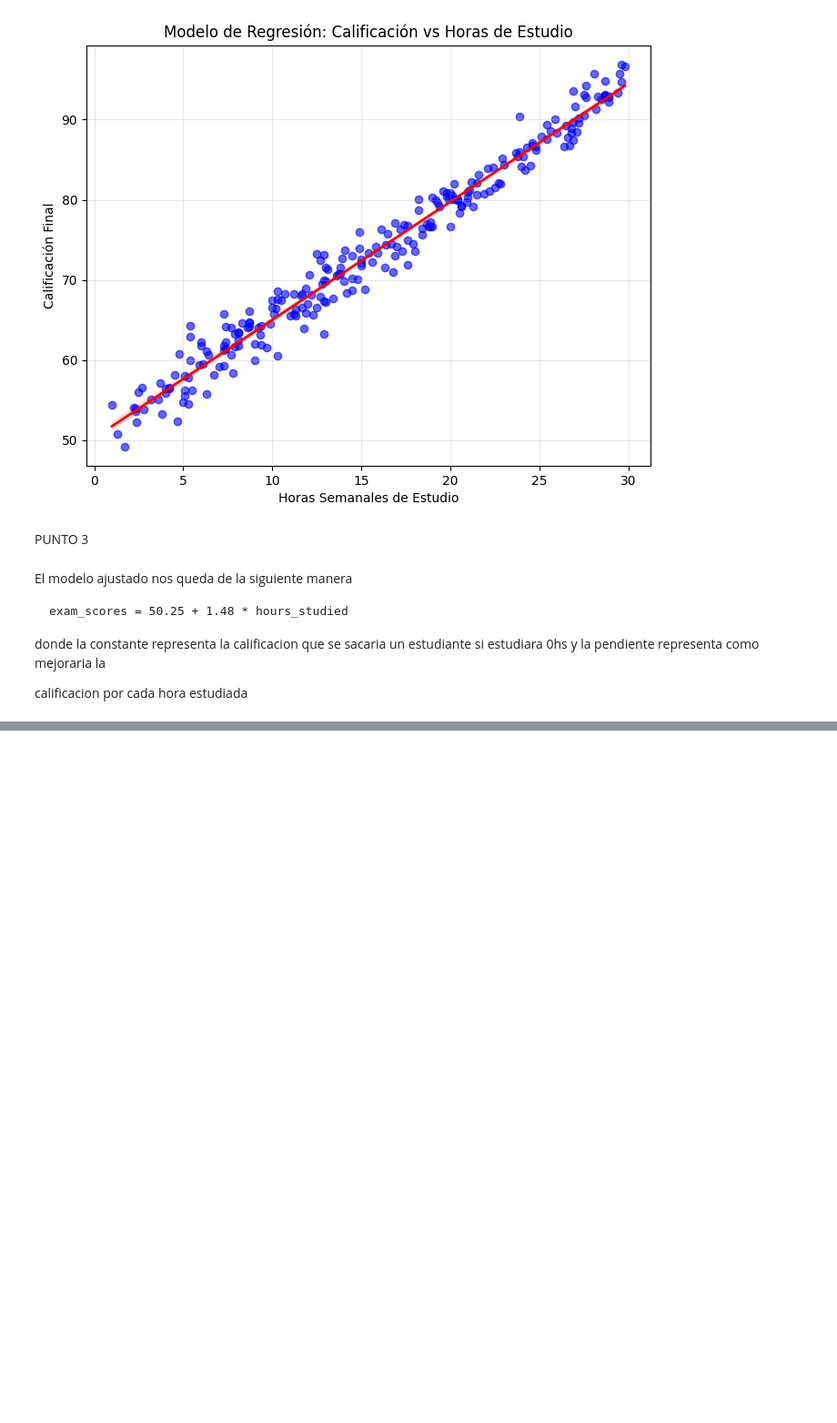
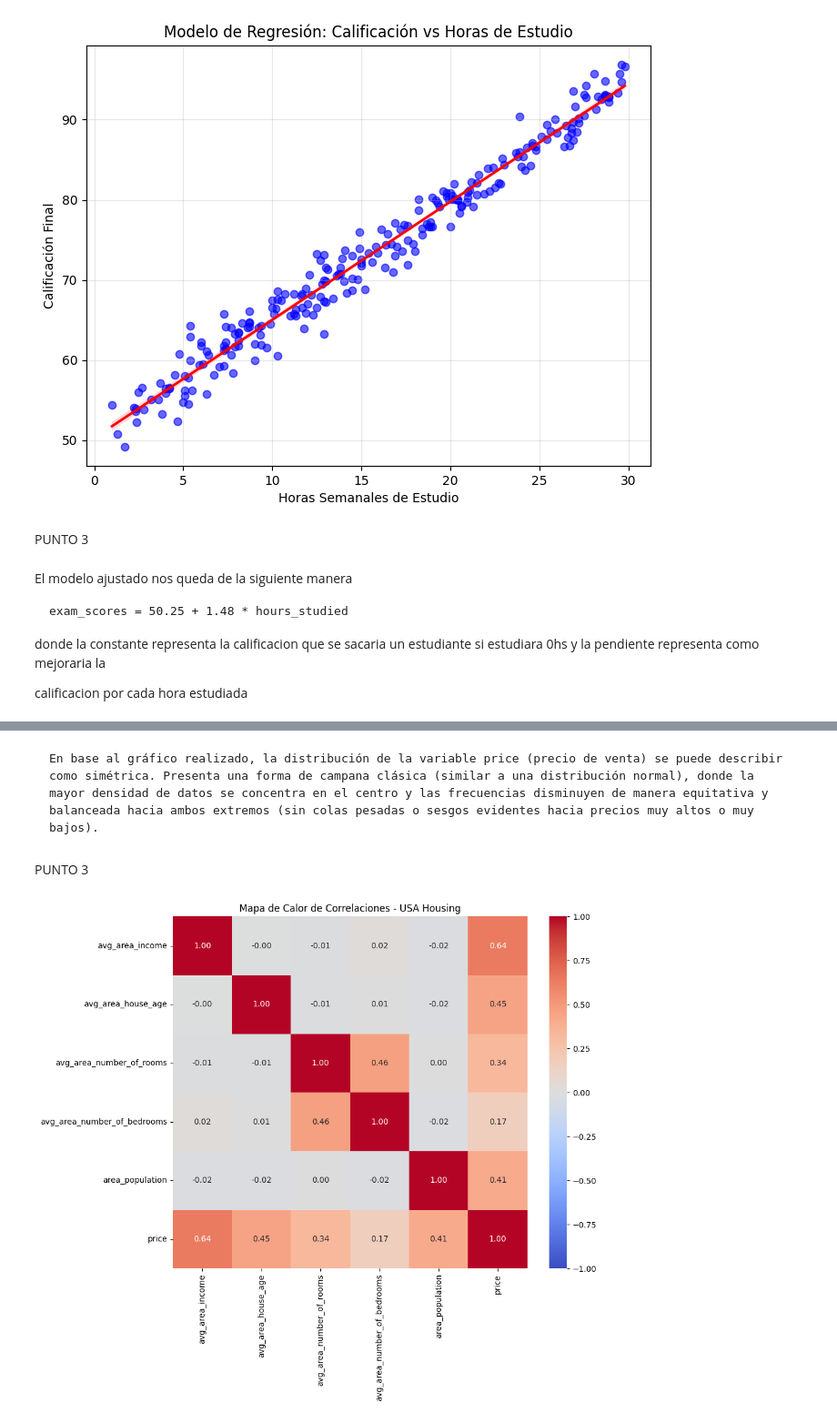
Before and after one commit to winttita/TUIA, a Jupyter notebook: Segundo/Fundamento de Ciencia de Datos/U6 - Ajustes y Modelos/practica6.ipynb, the cells around one changed output, grey strips where cells are left out. Shown at 91% size. Saved outputs shown, nothing was run; the diff lists cells and outputs as text; code cells hidden in the pictures; blank space fills up the shorter version.

```diff
--- a/Segundo/Fundamento de Ciencia de Datos/U6 - Ajustes y Modelos/practica6.ipynb
+++ b/Segundo/Fundamento de Ciencia de Datos/U6 - Ajustes y Modelos/practica6.ipynb
@@ -227,0 +473,19 @@ calificacion por cada hora estudiada
+# %% [markdown]
+    En base al gráfico realizado, la distribución de la variable price (precio de venta) se puede describir como simétrica. Presenta una forma de campana clásica (similar a una distribución normal), donde la mayor densidad de datos se concentra en el centro y las frecuencias disminuyen de manera equitativa y balanceada hacia ambos extremos (sin colas pesadas o sesgos evidentes hacia precios muy altos o muy bajos).
+# %% [markdown]
+PUNTO 3
+# %%
+# Calculamos la matriz de correlación de Pearson
+matriz_corr_viviendas = viviendas_usa.corr()
+
+# Configuramos el tamaño del gráfico
+plt.figure(figsize=(10, 8))
+
+# Creamos el mapa de calor
+# annot=True muestra los números, cmap elige la paleta de colores
+sns.heatmap(matriz_corr_viviendas, annot=True, cmap='coolwarm', fmt=".2f", vmin=-1, vmax=1)
+
+plt.title('Mapa de Calor de Correlaciones - USA Housing')
+plt.show()
+# %% [output]
+[figure, added]
```
Also changed, not shown: parts of 69 cells of this notebook, 9 other files.
